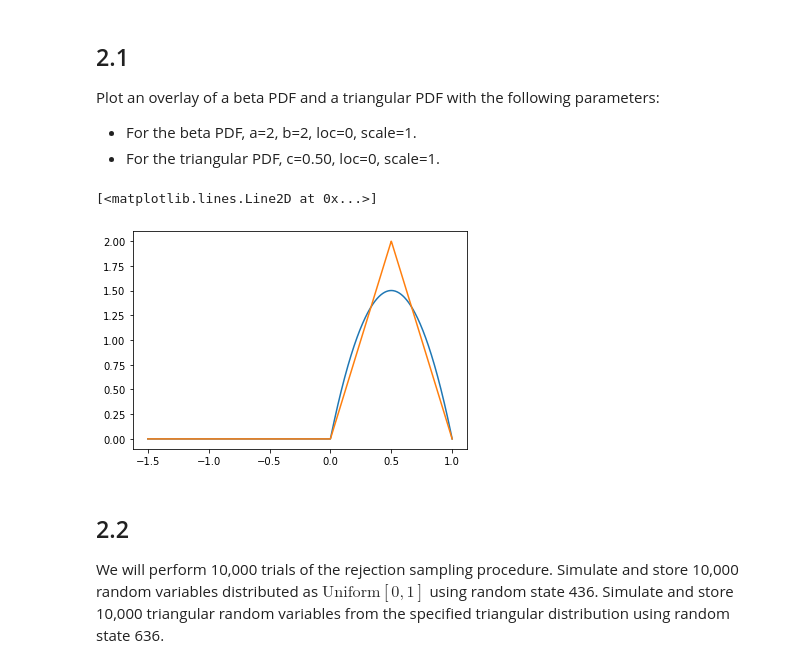
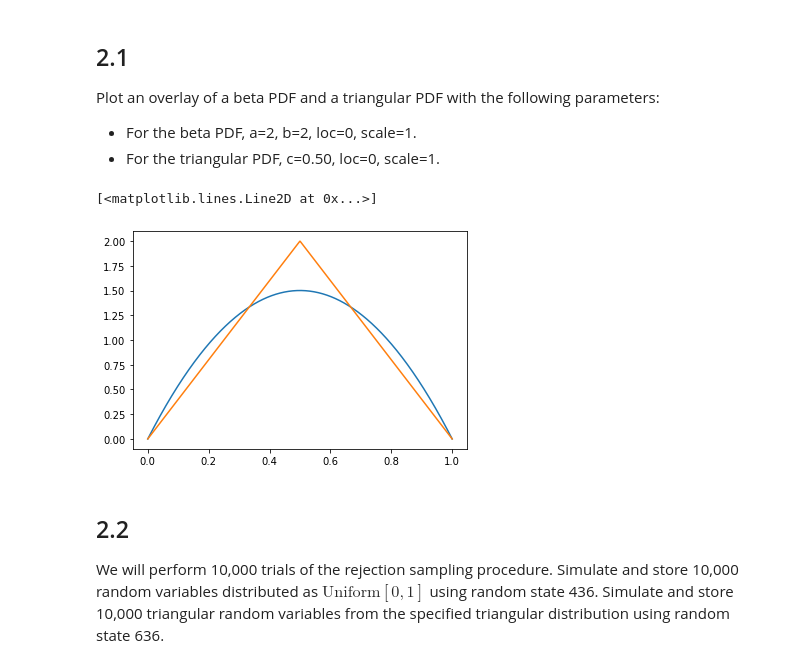
Before and after one commit to g7an/Intro-to-Data-Science, a Jupyter notebook: hw1_problems.ipynb, the cells around one changed output. Drawn from its saved outputs; the diff is of its cells as text; code cells hidden in the pictures.

```diff
--- a/hw1_problems.ipynb
+++ b/hw1_problems.ipynb
@@ -153,15 +153,15 @@ Plot an overlay of a beta PDF and a triangular PDF with the following parameters
 # %%
 from scipy.stats import beta, triang, uniform
 import matplotlib.pyplot as plt
 
 p1 = lambda x : beta.pdf(x, a=2, b=2, loc=0, scale=1)  # target distribution
 p2 = lambda x : triang.pdf(x, c=0.5, loc=0, scale=1)  # candidate distribution
-x = np.linspace(-1.5,1,1000)
+x = np.linspace(0,1,1000)
 plt.plot(x, p1(x))
 plt.plot(x, p2(x))
 # %% [output]
 [<matplotlib.lines.Line2D at 0x...>]
-[figure, old version]
+[figure, new version]
 # %% [markdown]
 ## 2.2
 We will perform 10,000 trials of the rejection sampling procedure. Simulate and store 10,000 random variables distributed as $\text{Uniform}[0,1]$ using random state 436. Simulate and store 10,000 triangular random variables from the specified triangular distribution using random state 636.
```
Also changed, not shown: parts of 5 cells of this notebook.
